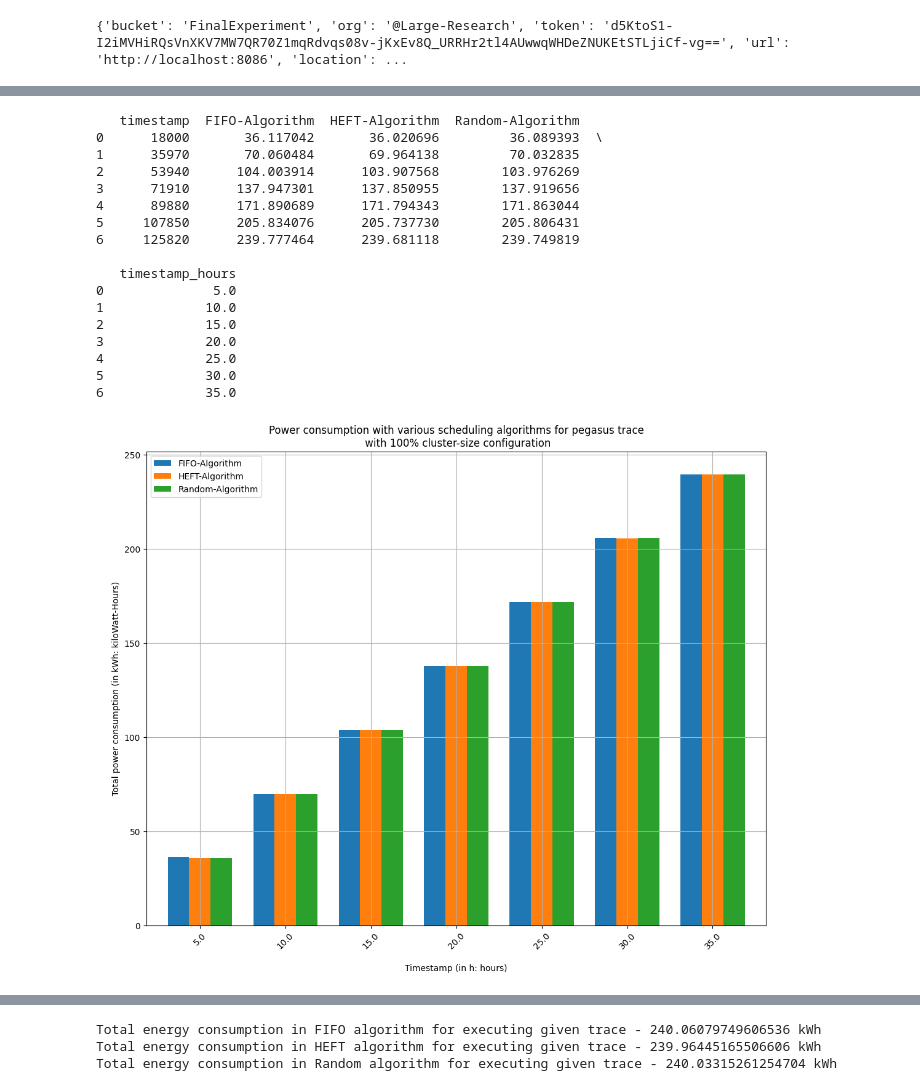
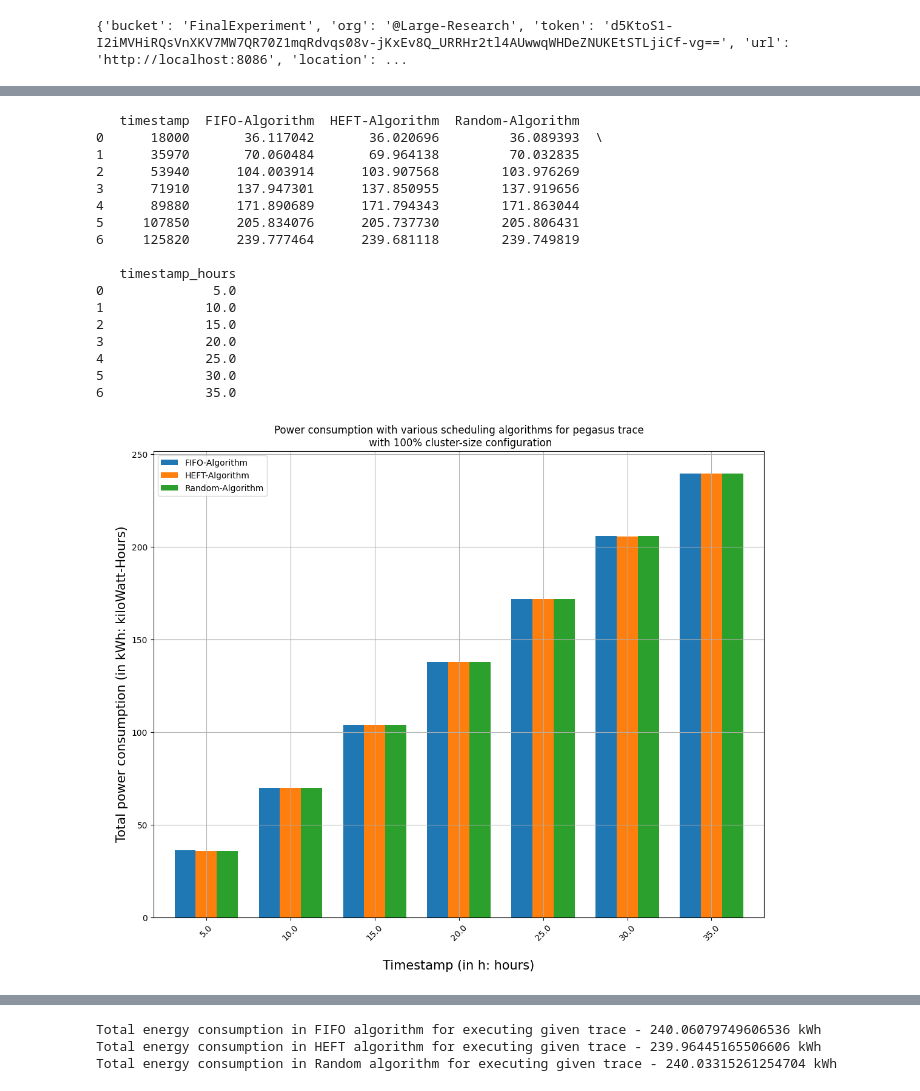
Before and after one commit to am-i-helpful/ODAbler, a Jupyter notebook: opendc_experiment_analyser/scheduler_energy_efficiency_analyser/energy_analysis_pegasus_100.ipynb, the cells around one changed output, grey strips where cells are left out. Cells and saved outputs as stored; diff of their text form; code cells hidden in the pictures.

```diff
--- a/opendc_experiment_analyser/scheduler_energy_efficiency_analyser/energy_analysis_pegasus_100.ipynb
+++ b/opendc_experiment_analyser/scheduler_energy_efficiency_analyser/energy_analysis_pegasus_100.ipynb
@@ -87,12 +87,12 @@ print(df_heft)
 # %%
 query_random = 'from(bucket:"FinalExperiment")\
-|> range(start: 2023-09-25T22:00:00Z, stop: 2023-09-25T22:50:00Z)\
-|> filter(fn: (r) => r._measurement == "OpenDC_Energy_Experiment" and r._field =~ /policyId|guestsRunning|cpuUtilisation|timestamp|powerUsage|powerTotal|serverId/)\
+|> range(start: 2023-10-24T18:15:00Z, stop: 2023-10-24T19:30:00Z)\
+|> filter(fn: (r) => r._measurement == "OpenDC_Energy_Experiment" and r._field =~ /policyId|guestsRunning|cpuUtilisation|timestamp|powerUsage|energyUsage|serverId/)\
 |> pivot(rowKey:["_time"], columnKey: ["_field"], valueColumn: "_value")\
 |> filter(fn:(r) => r.policyId == 6)'
 result_random = query_api.query_data_frame(org=org, query=query_random)
 
-df_random = result_random[['timestamp','serverId','cpuUtilisation','guestsRunning','powerUsage','powerTotal']]
+df_random = result_random[['timestamp','serverId','cpuUtilisation','guestsRunning','powerUsage','energyUsage']]
 print(df_random)
 # %% [output]
         timestamp  serverId  cpuUtilisation  guestsRunning  powerUsage
@@ -124,6 +124,6 @@ print(df_random)
 # print(df_minmin)
 # %%
-df_total_power_standard = df_standard[['timestamp','serverId','powerTotal']]
+df_total_power_standard = df_standard[['timestamp','serverId','energyUsage']]
 df_total_power_standard['serverId'] = df_total_power_standard['serverId']. astype(int)
 df_total_power_standard = df_total_power_standard.loc[df_total_power_standard['serverId'] == 33]
 print(df_total_power_standard)
@@ -148,7 +148,7 @@ Try using .loc[row_indexer,col_indexer] = value instead
 See the caveats in the documentation: https://pandas.pydata.org/pandas-docs/stable/user_guide/indexing.html#returning-a-view-versus-a-copy
   df_total_power_standard['serverId'] = df_total_power_standard['serverId']. astype(int)
 # %%
-df_total_power_heft = df_heft[['timestamp','serverId','powerTotal']]
+df_total_power_heft = df_heft[['timestamp','serverId','energyUsage']]
 df_total_power_heft['serverId'] = df_total_power_heft['serverId']. astype(int)
 df_total_power_heft = df_total_power_heft.loc[df_total_power_heft['serverId'] == 33]
 print(df_total_power_heft)
@@ -173,7 +173,7 @@ Try using .loc[row_indexer,col_indexer] = value instead
 See the caveats in the documentation: https://pandas.pydata.org/pandas-docs/stable/user_guide/indexing.html#returning-a-view-versus-a-copy
   df_total_power_heft['serverId'] = df_total_power_heft['serverId']. astype(int)
 # %%
-df_total_power_random = df_random[['timestamp','serverId','powerTotal']]
+df_total_power_random = df_random[['timestamp','serverId','energyUsage']]
 df_total_power_random['serverId'] = df_total_power_random['serverId']. astype(int)
 df_total_power_random = df_total_power_random.loc[df_total_power_random['serverId'] == 33]
 print(df_total_power_random)
@@ -218,11 +218,11 @@ df_timestamps = pd.DataFrame({'timestamp': sorted(set(sum([df['timestamp'].tolis
 df_merged = df_timestamps.merge(df1, how='left', on='timestamp', suffixes=('', '_x')).merge(df2, how='left', on='timestamp', suffixes=('', '_y')).merge(df3, how='left', on='timestamp', suffixes=('', '_z')).fillna(0)
 
 # Convert watts to kiloWatt-hours
-df_merged["powerTotal"] = df_merged["powerTotal"]/(1000*3600)
-df_merged["powerTotal_y"] = df_merged["powerTotal_y"]/(1000*3600)
-df_merged["powerTotal_z"] = df_merged["powerTotal_z"]/(1000*3600)
-# df_merged["powerTotal_w"] = df_merged["powerTotal_w"]/1000000
-df_merged.rename(columns={'powerTotal': 'FIFO-Algorithm', 'powerTotal_y': 'HEFT-Algorithm', 'powerTotal_z': 'Random-Algorithm'}, inplace=True) #, 'powerTotal_w': 'MinMin-Algorithm'
+df_merged["energyUsage"] = df_merged["energyUsage"]/(1000*3600)
+df_merged["energyUsage_y"] = df_merged["energyUsage_y"]/(1000*3600)
+df_merged["energyUsage_z"] = df_merged["energyUsage_z"]/(1000*3600)
+# df_merged["energyUsage_w"] = df_merged["energyUsage_w"]/1000000
+df_merged.rename(columns={'energyUsage': 'FIFO-Algorithm', 'energyUsage_y': 'HEFT-Algorithm', 'energyUsage_z': 'Random-Algorithm'}, inplace=True) #, 'energyUsage_w': 'MinMin-Algorithm'
 df_merged['timestamp'] = df_merged['timestamp'].astype(int)
 
 # print(df_merged)
@@ -268,34 +268,34 @@ print(df_custom)
 # bax.set_xlabel('Timestamp (in s: seconds)', labelpad=25)
 # bax.set_ylabel('Total power consumption (in kWh: kiloWatt-Hours)', labelpad=35)
 # plt.title('Total power usage value sampled over time (comparing various task-scheduling algorithms)')
 ax_enlarged = df_custom.plot.bar(x='timestamp_hours', y=['FIFO-Algorithm','HEFT-Algorithm','Random-Algorithm'], title='Power consumption with various scheduling algorithms for pegasus trace\n with 100% cluster-size configuration', width=.75, figsize=(13, 10))
 # ax_enlarged.set_xticks(custom_x)
 # ax_enlarged.set_xticklabels(custom_x_labels)
 plt.gca().xaxis.set_tick_params(rotation=45)
-plt.ylabel('\nTotal power consumption (in kWh: kiloWatt-Hours)')
-plt.xlabel('\nTimestamp (in h: hours)')
+plt.ylabel('\nTotal power consumption (in kWh: kiloWatt-Hours)', fontsize=15)
+plt.xlabel('\nTimestamp (in h: hours)', fontsize=15)
 # plt.figure(figsize=(14.5, 8.5))
 # plt.set_size_inches(14.5, 8.5)
 plt.grid(True)
 plt.savefig('multiple_hosts_energy_plotted_trace_pegasus_100.png', bbox_inches='tight')
 plt.show()
 # %% [output]
    timestamp  FIFO-Algorithm  HEFT-Algorithm  Random-Algorithm
 0      18000       36.117042       36.020696         36.089393  \
 1      35970       70.060484       69.964138         70.032835
 2      53940      104.003914      103.907568        103.976269
 3      71910      137.947301      137.850955        137.919656
 4      89880      171.890689      171.794343        171.863044
 5     107850      205.834076      205.737730        205.806431
 6     125820      239.777464      239.681118        239.749819
 
    timestamp_hours
 0              5.0
 1             10.0
 2             15.0
 3             20.0
 4             25.0
 5             30.0
 6             35.0
-[figure, old version]
+[figure, new version]
 # %%
```
Also changed, not shown: parts of 9 cells of this notebook, 18 other files.
